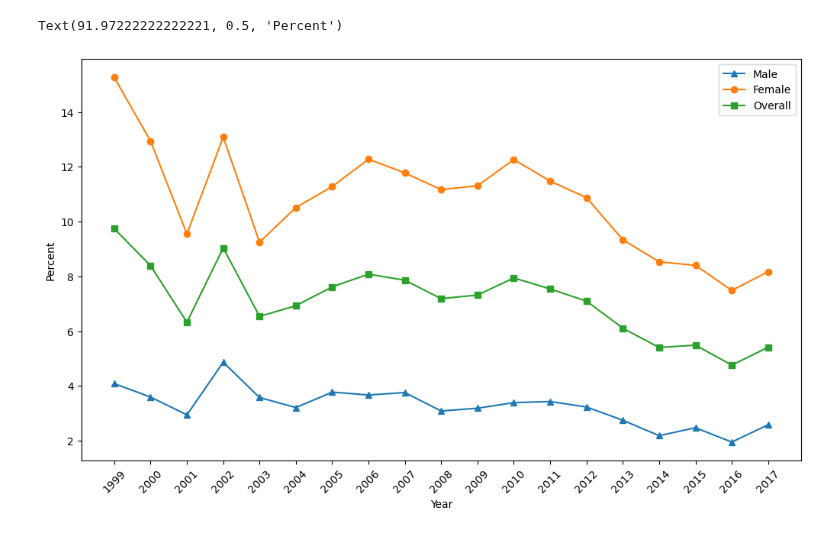
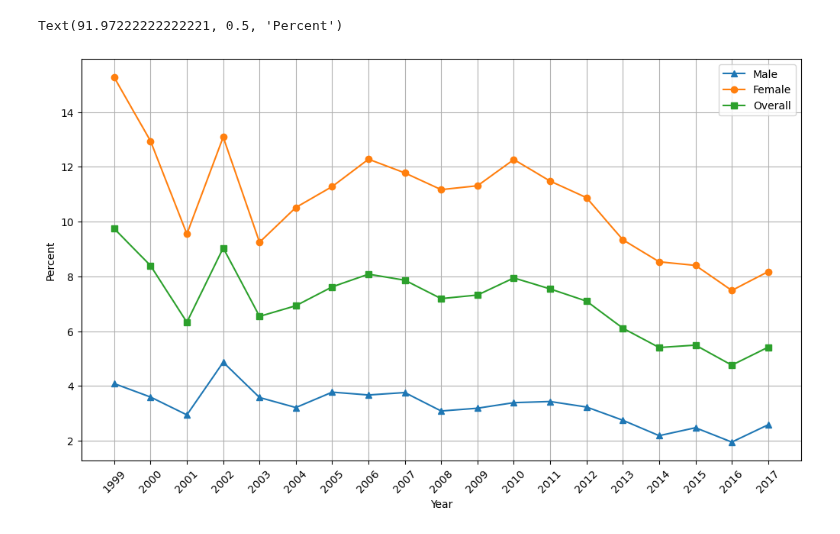
Before and after one commit to kh-bh/IntroToDSFinalProject, a Jupyter notebook: YTS Scripts/CSDS133 - Smokeless Plots.ipynb, the cells around one changed output. Drawn from its saved outputs; the diff is of its cells as text; code cells hidden in the pictures.

```diff
--- a/YTS Scripts/CSDS133 - Smokeless Plots.ipynb
+++ b/YTS Scripts/CSDS133 - Smokeless Plots.ipynb
@@ -11,22 +11,23 @@ YTSCessationdf = pd.read_csv("../YTS Data\YTSCessationData.csv")
 # %%
 #creating graph for Cessation Data
 years = YTSCigaretteUsedf['Year'].unique()
 datavalue = YTSSmokelessTobaccodf.groupby(['Gender','Year']).agg({'DataValue': ['mean']})
 
 
 
 plt.figure(figsize=(10, 6))
 plt.plot(years,datavalue[0:19],label='male', marker = "^")
 plt.plot(years,datavalue[19:38],label='female', marker = "o")
 plt.plot(years,datavalue[38:57],label='all', marker = "s")
 plt.xticks(years)
 plt.xticks(rotation=45)
 plt.tight_layout()
+plt.grid(True)
 
 plt.legend(["Male" , "Female", "Overall"])
 
 plt.xlabel('Year')
 plt.ylabel('Percent')
 # %% [output]
 Text(91.97222222222221, 0.5, 'Percent')
-[figure, old version]
+[figure, new version]
```
Also changed, not shown: parts of 1 cell of this notebook, 1 other file.
